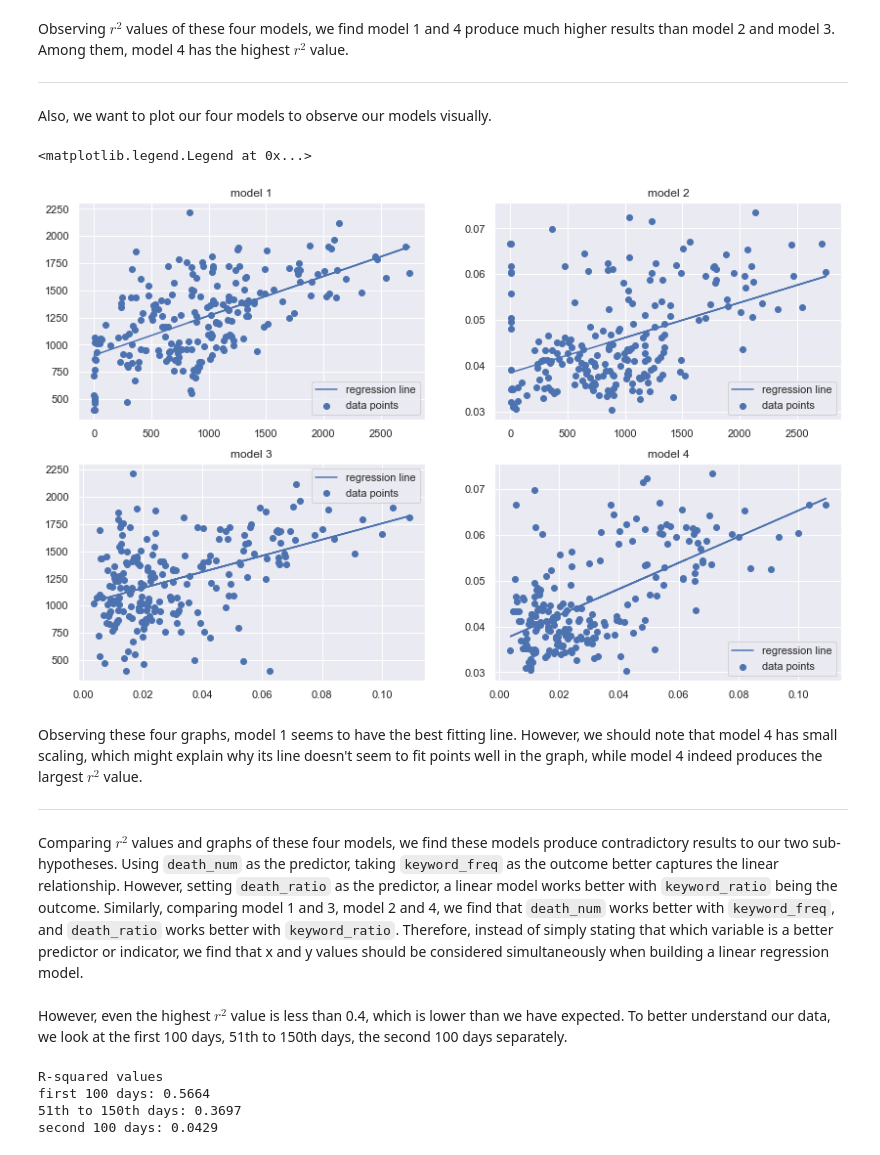
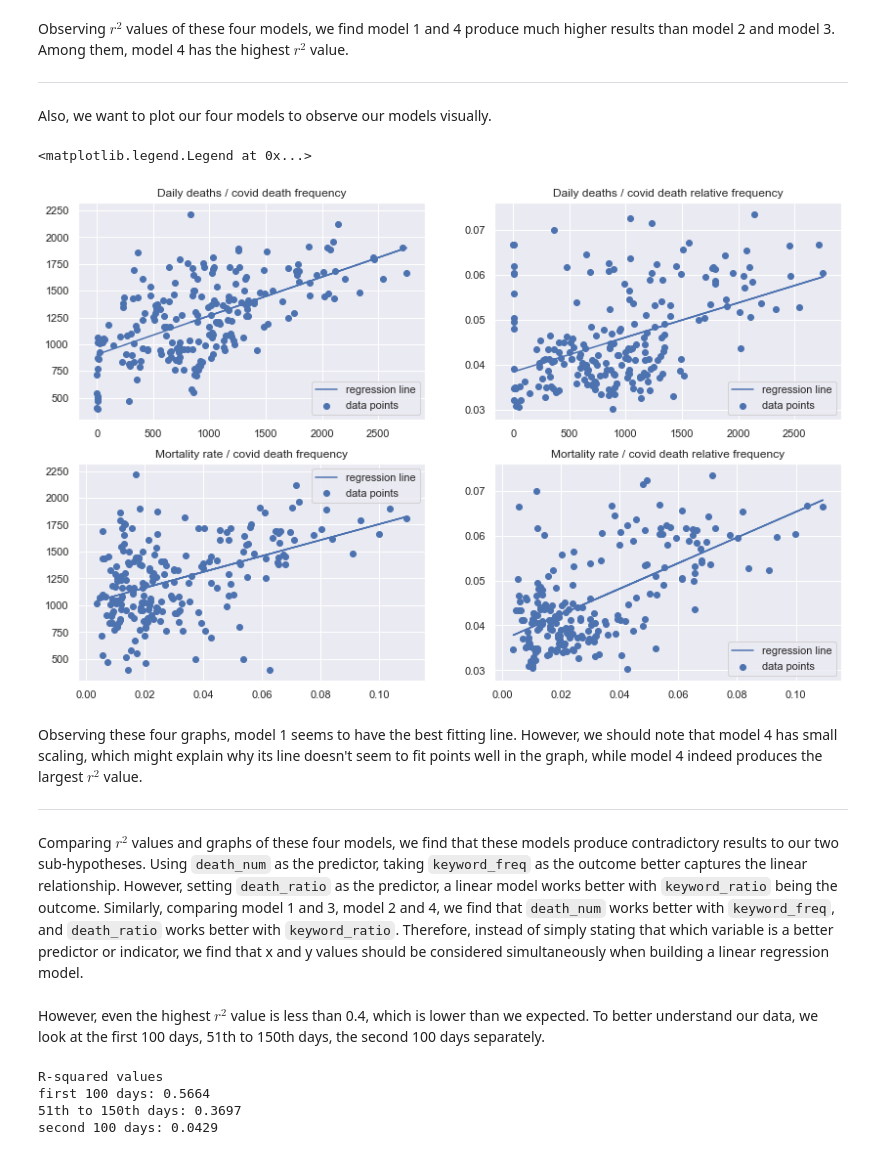
Before and after one commit to kaiyue95/INFO-2950-Final-Project, a Jupyter notebook: phase_4.ipynb, the cells around one changed output. Cells and saved outputs as stored; diff of their text form; code cells hidden in the pictures.

```diff
--- a/phase_4.ipynb
+++ b/phase_4.ipynb
@@ -465,11 +484,11 @@ It is worthy to note that the prediction accuracy for the training set and the t
 # %% [markdown]
 In the following step, we prepare our predictors and outcomes for the four linear regression models. The predictor for model 1 and 2 is `death_num` (the number of death cases each day), and that for model 3 and 4 is `death_ratio` (the ratio of death cases to positive cases each day). The outcome for model 1 and 3 is `keyword_freq` (daily frequency of keywords "covid+death" in comments), and that for model 2 and 4 is `keyword_ratio` (the proportion of "covid+death" in "covid" each day).
 # %%
-death_num = data[ ["death_increase"] ]
-data["death_ratio"] = data["death_increase"] / data["positive_increase"]
-death_ratio = data[ ["death_ratio"] ]
-keyword_freq = data["covid_death_count"]
-keyword_ratio = data["covid_death_count"] / data["covid_count"]
+death_num = covid_df[ ["death_increase"] ]
+covid_df["death_ratio"] = covid_df["death_increase"] / covid_df["positive_increase"]
+death_ratio = covid_df[ ["death_ratio"] ]
+keyword_freq = covid_df["covid_death_count"]
+keyword_ratio = covid_df["covid_death_count"] / covid_df["covid_count"]
 # %% [markdown]
 Then we are ready for building our models.
 # %%
@@ -499,41 +518,41 @@ Also, we want to plot our four models to observe our models visually.
 # %%
 f = plt.figure(figsize=(14, 9))
 ax1 = f.add_subplot(221)
 ax2 = f.add_subplot(222)
 ax3 = f.add_subplot(223)
 ax4 = f.add_subplot(224)
 
 ax1.plot(death_num, model1.predict(death_num), label="regression line")
 ax1.scatter(death_num, keyword_freq, label="data points")
-ax1.set_title("model 1")
+ax1.set_title("Daily deaths / covid death frequency")
 ax1.legend()
 
 ax2.plot(death_num, model2.predict(death_num), label="regression line")
 ax2.scatter(death_num, keyword_ratio, label="data points")
-ax2.set_title("model 2")
+ax2.set_title("Daily deaths / covid death relative frequency")
 ax2.legend()
 
 ax3.plot(death_ratio, model3.predict(death_ratio), label="regression line")
 ax3.scatter(death_ratio, keyword_freq, label="data points")
-ax3.set_title("model 3")
+ax3.set_title("Mortality rate / covid death frequency")
 ax3.legend()
 
 ax4.plot(death_ratio, model4.predict(death_ratio), label="regression line")
 ax4.scatter(death_ratio, keyword_ratio, label="data points")
-ax4.set_title("model 4")
+ax4.set_title("Mortality rate / covid death relative frequency")
 ax4.legend()
 # %% [output]
 <matplotlib.legend.Legend at 0x...>
-[figure, old version]
+[figure, new version]
 # %% [markdown]
 Observing these four graphs, model 1 seems to have the best fitting line. However, we should note that model 4 has small scaling, which might explain why its line doesn't seem to fit points well in the graph, while model 4 indeed produces the largest $r^2$ value.
 
 ---
 
-Comparing $r^2$ values and graphs of these four models, we find these models produce contradictory results to our two sub-hypotheses. Using `death_num` as the predictor, taking `keyword_freq` as the outcome better captures the linear relationship. However, setting `death_ratio` as the predictor, a linear model works better with `keyword_ratio` being the outcome. Similarly, comparing model 1 and 3, model 2 and 4, we find that `death_num` works better with `keyword_freq`, and `death_ratio` works better with `keyword_ratio`.
+Comparing $r^2$ values and graphs of these four models, we find that these models produce contradictory results to our two sub-hypotheses. Using `death_num` as the predictor, taking `keyword_freq` as the outcome better captures the linear relationship. However, setting `death_ratio` as the predictor, a linear model works better with `keyword_ratio` being the outcome. Similarly, comparing model 1 and 3, model 2 and 4, we find that `death_num` works better with `keyword_freq`, and `death_ratio` works better with `keyword_ratio`.
 Therefore, instead of simply stating that which variable is a better predictor or indicator, we find that x and y values should be considered simultaneously when building a linear regression model.
 # %% [markdown]
-However, even the highest $r^2$ value is less than 0.4, which is lower than we have expected. To better understand our data, we look at the first 100 days, 51th to 150th days, the second 100 days separately.
+However, even the highest $r^2$ value is less than 0.4, which is lower than we  expected. To better understand our data, we look at the first 100 days, 51th to 150th days, the second 100 days separately.
 # %%
 print("R-squared values")
 
```
Also changed, not shown: parts of 47 cells of this notebook.
